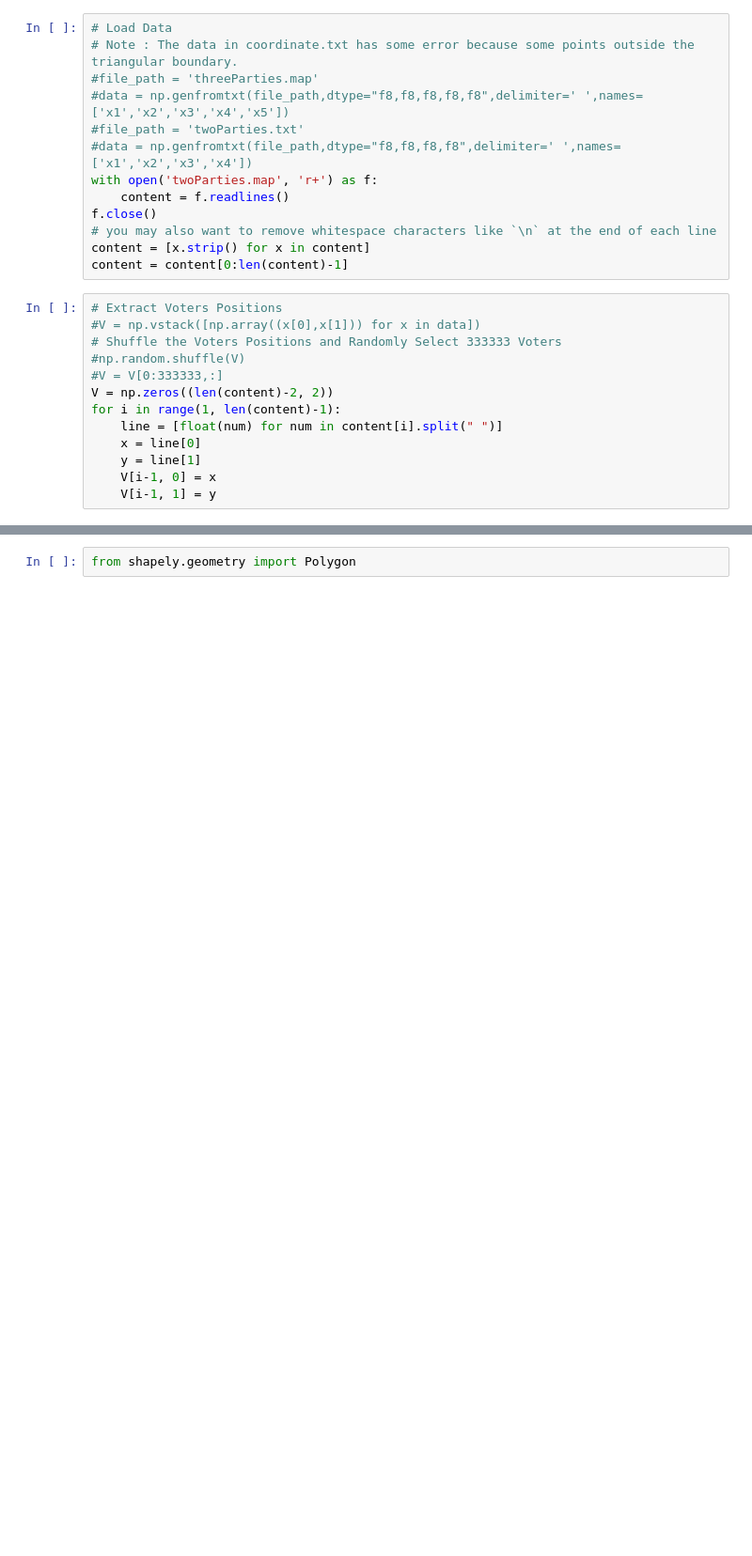
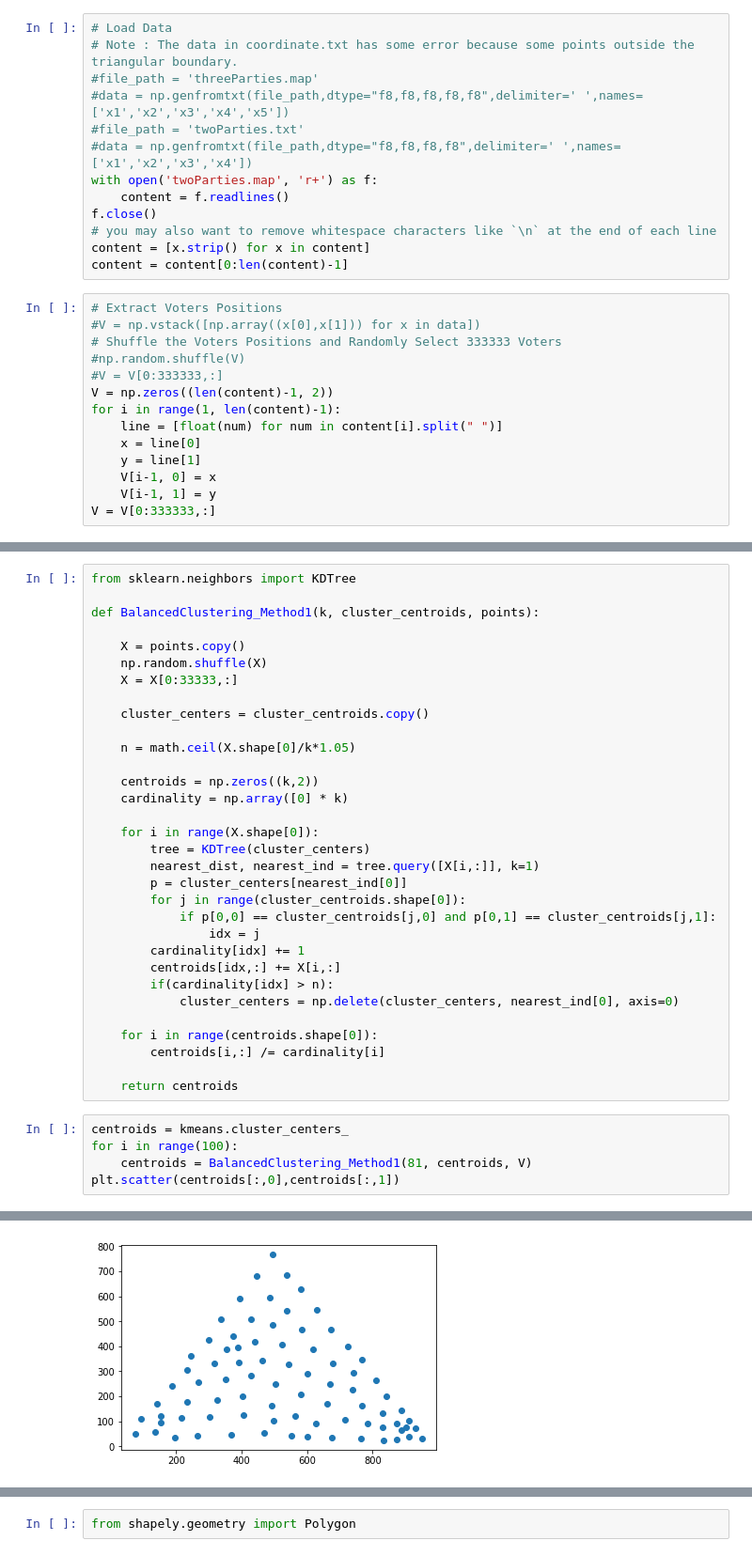
Before and after one commit to mrain/pps-election, a Jupyter notebook: election/g8/COMS4444-HW2-KMeans-Voronoi.ipynb, the cells around one changed output, grey strips where cells are left out. Shown: that part at 94% size. Drawn from its saved outputs; the diff is of its cells as text; blank space fills up the shorter version.

```diff
--- a/election/g8/COMS4444-HW2-KMeans-Voronoi.ipynb
+++ b/election/g8/COMS4444-HW2-KMeans-Voronoi.ipynb
@@ -39,13 +39,14 @@ content = content[0:len(content)-1]
 # Shuffle the Voters Positions and Randomly Select 333333 Voters
 #np.random.shuffle(V)
 #V = V[0:333333,:]
-V = np.zeros((len(content)-2, 2))
+V = np.zeros((len(content)-1, 2))
 for i in range(1, len(content)-1):
     line = [float(num) for num in content[i].split(" ")]
     x = line[0]
     y = line[1]
     V[i-1, 0] = x
     V[i-1, 1] = y
+V = V[0:333333,:]
 # %%
 # Run K-means on Voters to generate 243 clusters.
 # Could also use : kmeans = KMeans(n_clusters=243, init='k-means++', max_iter=300, n_init=10, random_state=0).fit_predict(X)
@@ -54,0 +61,38 @@ kmeans = MiniBatchKMeans(n_clusters=81,random_state=0,batch_size=6,max_iter=10).
+# %%
+from sklearn.neighbors import KDTree
+
+def BalancedClustering_Method1(k, cluster_centroids, points):
+
+    X = points.copy()
+    np.random.shuffle(X)
+    X = X[0:33333,:]
+
+    cluster_centers = cluster_centroids.copy()
+
+    n = math.ceil(X.shape[0]/k*1.05)
+
+    centroids = np.zeros((k,2))
+    cardinality = np.array([0] * k)
+
+    for i in range(X.shape[0]):
+        tree = KDTree(cluster_centers)
+        nearest_dist, nearest_ind = tree.query([X[i,:]], k=1)
+        p = cluster_centers[nearest_ind[0]]
+        for j in range(cluster_centroids.shape[0]):
+            if p[0,0] == cluster_centroids[j,0] and p[0,1] == cluster_centroids[j,1]:
+                idx = j
+        cardinality[idx] += 1
+        centroids[idx,:] += X[i,:]
+        if(cardinality[idx] > n):
+            cluster_centers = np.delete(cluster_centers, nearest_ind[0], axis=0)
+
+    for i in range(centroids.shape[0]):
+        centroids[i,:] /= cardinality[i]
+
+    return centroids
+# %%
+centroids = kmeans.cluster_centers_
+for i in range(100):
+    centroids = BalancedClustering_Method1(81, centroids, V)
+plt.scatter(centroids[:,0],centroids[:,1])
+# %% [output]
@@ -54,0 +100 @@ kmeans = MiniBatchKMeans(n_clusters=81,random_state=0,batch_size=6,max_iter=10).
+[figure, added]
```
Also changed, not shown: parts of 16 cells of this notebook.
